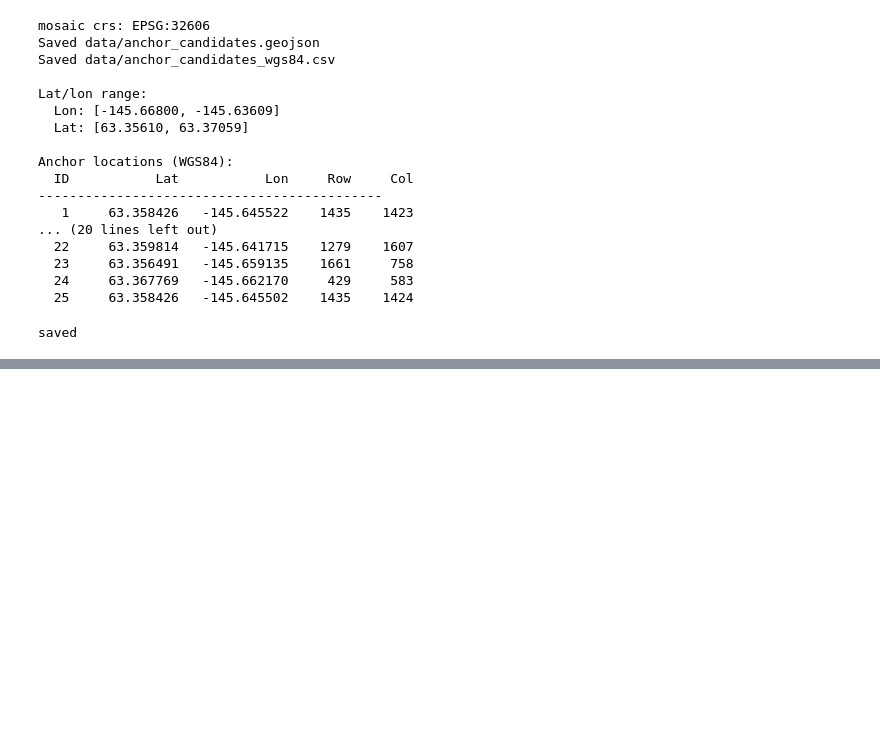
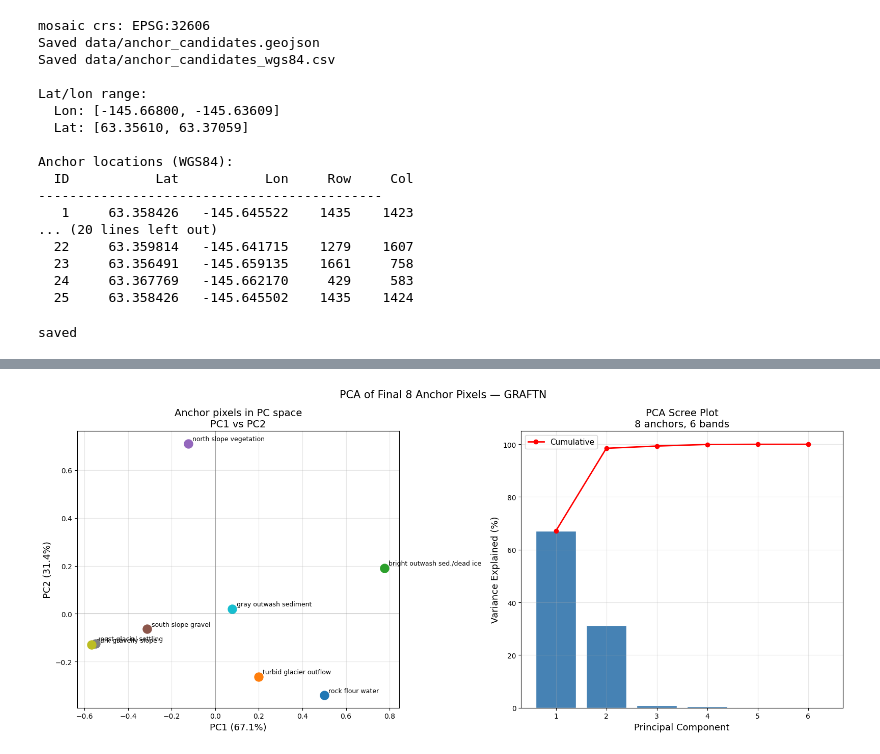
Before and after one commit to waltersn-maine/gdnn, a Jupyter notebook: Graftn/AnchorPixel.ipynb, the cells around one changed output, grey strips where cells are left out. Cells and saved outputs as stored; diff of their text form; code cells hidden in the pictures; blank space fills up the shorter version.

Commit message:
anchors confirmed and data downsampled from originals to ~4m resolution

```diff
--- a/Graftn/AnchorPixel.ipynb
+++ b/Graftn/AnchorPixel.ipynb
@@ -328,0 +636,16 @@ saved
+# %%
+chosen_df = anchor_df_updated[
+    anchor_df_updated['anchor_id'].isin(chosen_ids_final)
+    ].copy()
+chosen_df = chosen_df.set_index('anchor_id').loc[chosen_ids_final].reset_index()
+chosen_df['name'] = chosen_names_final
+
+# verify
+print('final anchor set')
+print(chosen_df[['anchor_id', 'name', 'row', 'col',
+                  'lon', 'lat']].to_string())
+
+print('Spectral values:')
+print(chosen_df[['anchor_id', 'name', 'Blue_475', 'Green_560',
+                  'Red_668', 'RedEdge_717', 'NIR_842']].to_string())
+print()
@@ -328,0 +740,82 @@ saved
+# %%
+# pca on 6 reflectance bands - b, g, r, re, nir, panc
+# drop lwir as thermal, difference phys. scale and properties
+
+from sklearn.decomposition import PCA
+from sklearn.preprocessing import StandardScaler
+
+E_6band = E[:, :6]
+band_names_6 = ['Blue_475', 'Green_560', 'Red_668',
+                'RedEdge_717', 'NIR_842', 'Panc']
+
+pca = PCA()
+pca.fit(E_6band)
+scores = pca.transform(E_6band)
+
+print('PCA on 6 reflectance bands (Blue through Panc):')
+print()
+print(f'{"Component":>10}  {"Variance %":>12}  {"Cumulative %":>14}')
+print('-' * 40)
+cumvar = 0
+for i, var in enumerate(pca.explained_variance_ratio_):
+    cumvar += var
+    print(f'PC{i+1:>8}  {var*100:>12.2f}  {cumvar*100:>14.2f}')
+
+print()
+print('Component loadings:')
+print(f'{"":>10}  ' + '  '.join(f'{b:>12}' for b in band_names_6))
+print('-' * 82)
+for i, comp in enumerate(pca.components_):
+    vals = '  '.join(f'{v:>12.4f}' for v in comp)
+    print(f'PC{i+1:>8}  {vals}')
+
+print()
+print('Anchor scores:')
+print(f'{"Anchor":>40}  {"PC1":>8}  {"PC2":>8}  {"PC3":>8}')
+print('-' * 62)
+for i, name in enumerate(chosen_names_final):
+    print(f'{name:>40}  '
+          f'{scores[i,0]:>8.4f}  '
+          f'{scores[i,1]:>8.4f}  '
+          f'{scores[i,2]:>8.4f}')
+
+# Plot
+fig, axes = plt.subplots(1, 2, figsize=(16, 7))
+colors = plt.cm.tab10(np.linspace(0, 1, 8))
+
+# PC1 vs PC2
+for i, name in enumerate(chosen_names_final):
+    axes[0].scatter(scores[i, 0], scores[i, 1],
+                    color=colors[i], s=150, zorder=5)
+    axes[0].annotate(name.split('(')[0].strip(),
+                     (scores[i, 0], scores[i, 1]),
+                     textcoords='offset points',
+                     xytext=(6, 4), fontsize=9)
+
+axes[0].set_xlabel(f'PC1 ({pca.explained_variance_ratio_[0]*100:.1f}%)',
+                   fontsize=13)
+axes[0].set_ylabel(f'PC2 ({pca.explained_variance_ratio_[1]*100:.1f}%)',
+                   fontsize=13)
+axes[0].set_title('Anchor pixels in PC space\nPC1 vs PC2', fontsize=14)
+axes[0].axhline(0, color='gray', linewidth=0.5)
+axes[0].axvline(0, color='gray', linewidth=0.5)
+axes[0].grid(alpha=0.3)
+
+# Scree
+axes[1].bar(range(1, 7), pca.explained_variance_ratio_ * 100,
+            color='steelblue', edgecolor='white')
+axes[1].plot(range(1, 7),
+             np.cumsum(pca.explained_variance_ratio_) * 100,
+             'ro-', linewidth=2, label='Cumulative')
+axes[1].set_xlabel('Principal Component', fontsize=13)
+axes[1].set_ylabel('Variance Explained (%)', fontsize=13)
+axes[1].set_title('PCA Scree Plot\n8 anchors, 6 bands', fontsize=14)
+axes[1].legend(fontsize=11)
+axes[1].grid(alpha=0.3)
+
+plt.suptitle('PCA of Final 8 Anchor Pixels — GRAFTN', fontsize=15)
+plt.tight_layout()
+plt.savefig('anchor_pca.png', dpi=130, bbox_inches='tight')
+plt.show()
+print('Saved anchor_pca.png')
+# %% [output]
@@ -328,0 +839 @@ saved
+[figure, added]
```
Also changed, not shown: parts of 18 cells of this notebook, 4 other files.
